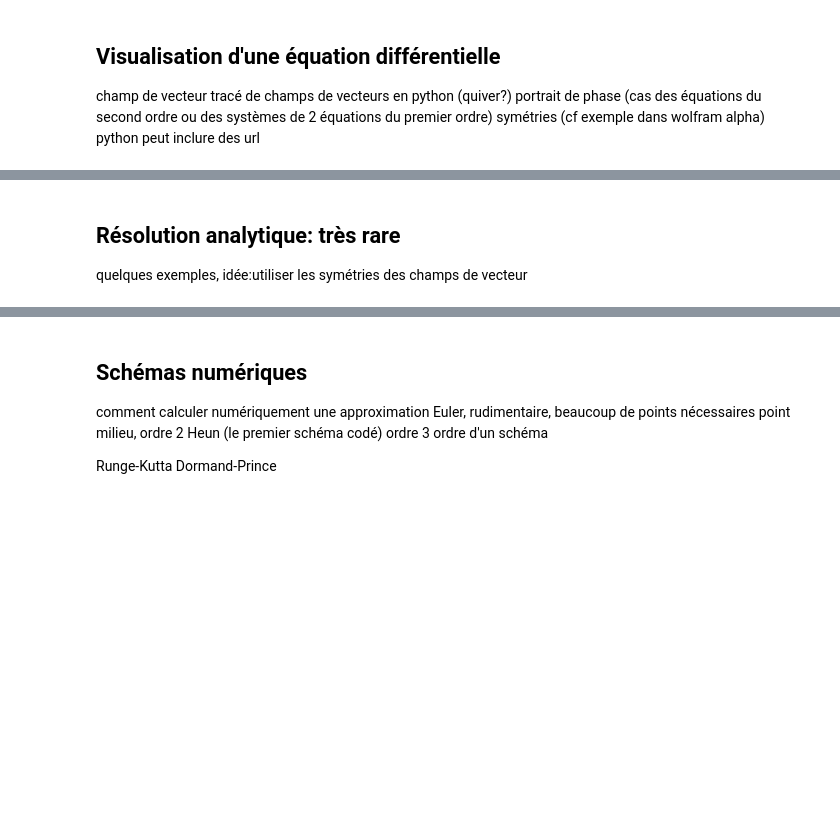
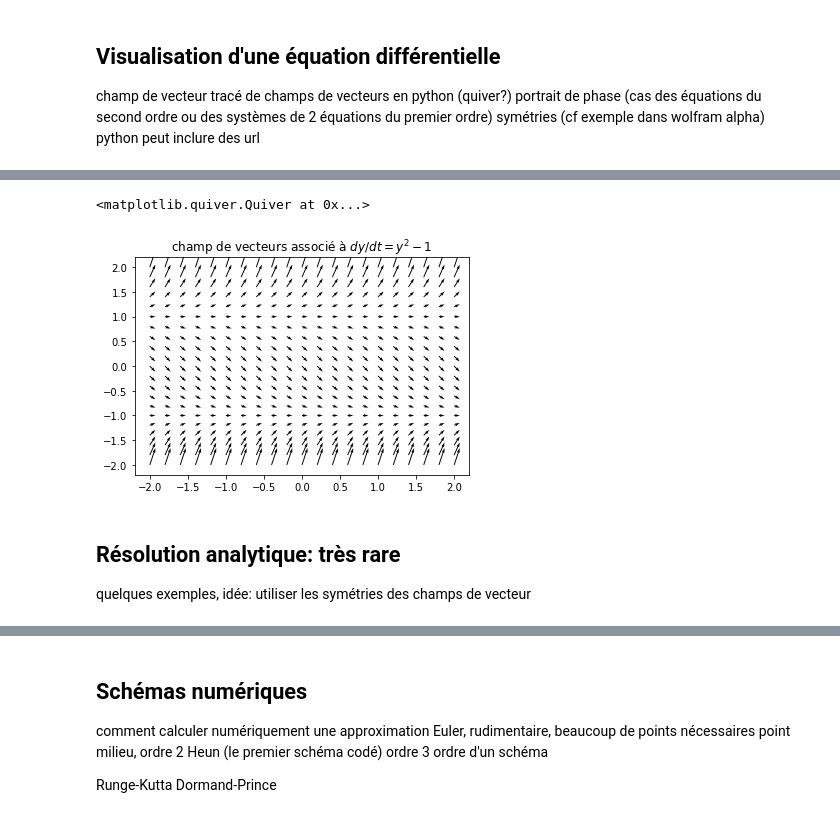
Before and after one commit to azerad/labomathedo, a Jupyter notebook: labomathedo.ipynb, the cells around one changed output, grey strips where cells are left out. Cells and saved outputs as stored; diff of their text form; code cells hidden in the pictures; blank space fills up the shorter version.

```diff
--- a/labomathedo.ipynb
+++ b/labomathedo.ipynb
@@ -40,10 +40,23 @@ url="http://demonstrations.wolfram.com/SlopeFields/"
 IFrame(url, width=1024, height=768)
 # %% [output]
 [interactive output not drawn]
+# %%
+import matplotlib.pyplot as plt
+import numpy as np
+
+X, Y = np.meshgrid(np.arange(-2, 2.2, .2), np.arange(-2, 2.2, .2))
+U = np.ones(np.size(X))
+#V = X-Y
+V=np.power(Y,2)-1
+plt.title('champ de vecteurs associé à $dy/dt =y^2 - 1$ ')
+plt.quiver(X, Y, U, V, units='width')
+# %% [output]
+<matplotlib.quiver.Quiver at 0x...>
+[figure, added]
 # %% [markdown]
 ## Résolution analytique: très rare
 quelques exemples,
-idée:utiliser les symétries des champs de vecteur
+idée: utiliser les symétries des champs de vecteur
 # %%
 url="http://www.wolframalpha.com//examples/mathematics/differential-equations/"
 IFrame(url, width=800, height=600)
```
Also changed, not shown: parts of 11 cells of this notebook.
